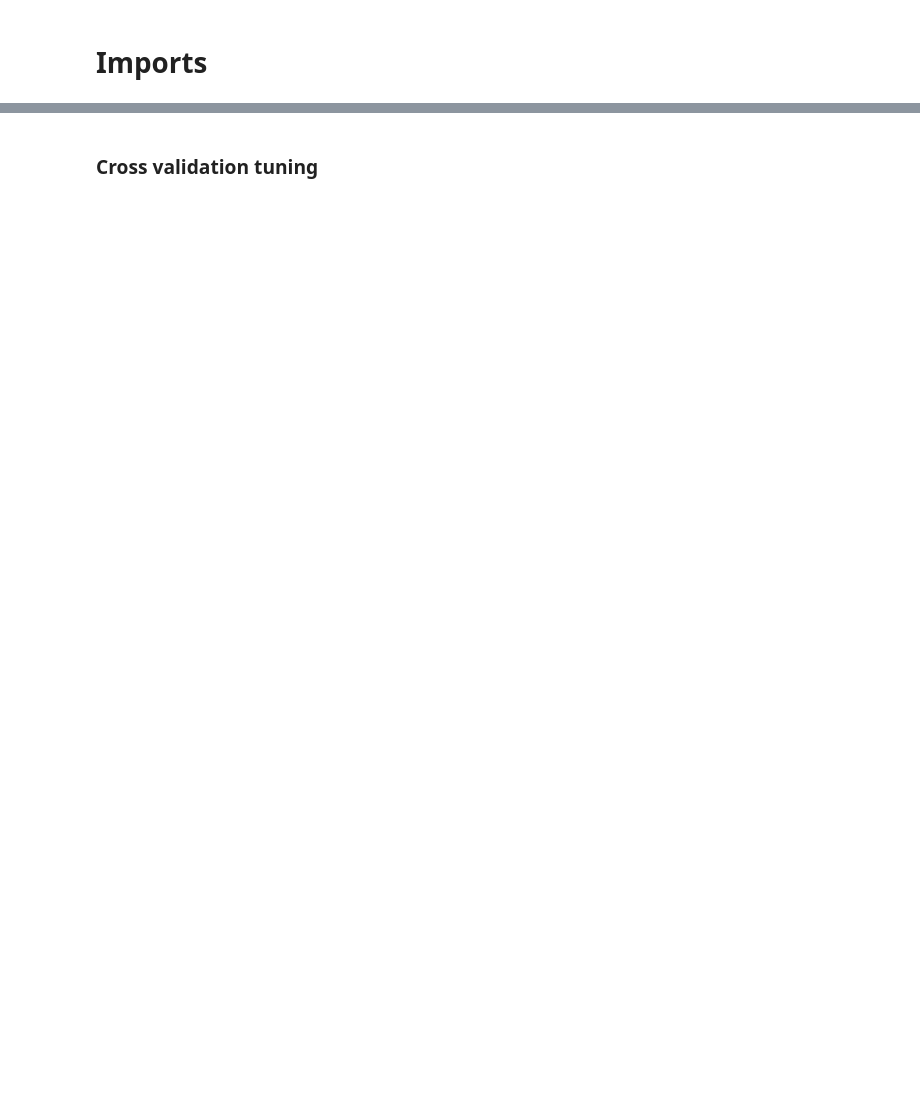
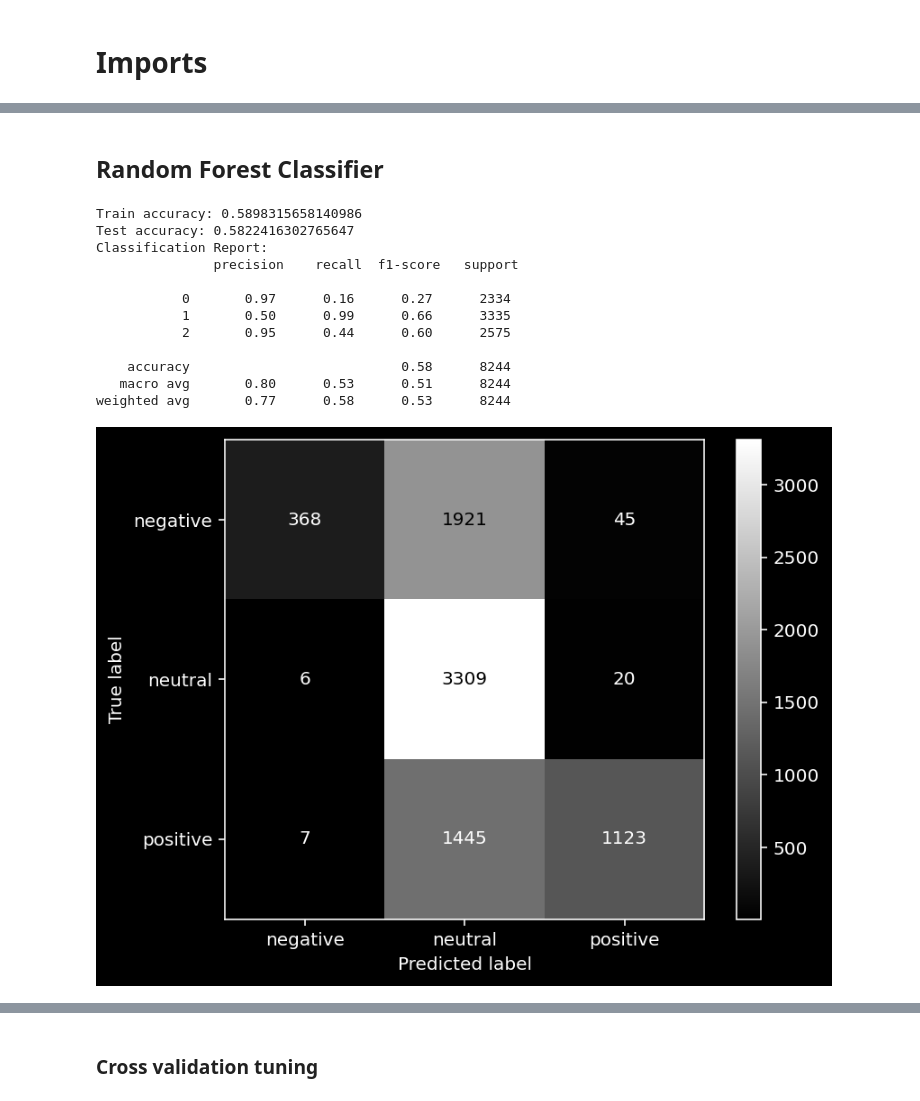
Before and after one commit to brayvid/sentiment-classifier, a Jupyter notebook: tweet_sentiment_classifier.ipynb, the cells around one changed output, grey strips where cells are left out. Drawn from its saved outputs; the diff is of its cells as text; code cells hidden in the pictures; blank space fills up the shorter version.

```diff
--- a/tweet_sentiment_classifier.ipynb
+++ b/tweet_sentiment_classifier.ipynb
@@ -332,0 +94,31 @@ weighted avg       0.73      0.71      0.71      8244
+# %% [markdown]
+## Random Forest Classifier
+# %%
+# Fit Random Forest Classifier
+rfc = RandomForestClassifier(max_depth=10)
+rfc.fit(X_train_vec, y_train)
+
+# Predict and evaluate
+y_pred = rfc.predict(X_test_vec)
+print("Train accuracy:", rfc.score(X_train_vec,y_train))
+print("Test accuracy:", accuracy_score(y_test, y_pred))
+print("Classification Report:\n", classification_report(y_test, y_pred))
+
+# Plot confusion matrix
+plt.style.use("dark_background")
+ConfusionMatrixDisplay.from_estimator(rfc, X_test_vec, y_test, display_labels=sentiments, cmap='gray')
+plt.show()
+# %% [output]
+Train accuracy: 0.5898315658140986
+Test accuracy: 0.5822416302765647
+Classification Report:
+               precision    recall  f1-score   support
+
+           0       0.97      0.16      0.27      2334
+           1       0.50      0.99      0.66      3335
+           2       0.95      0.44      0.60      2575
+
+    accuracy                           0.58      8244
+   macro avg       0.80      0.53      0.51      8244
+weighted avg       0.77      0.58      0.53      8244
+[figure, added]
```
Also changed, not shown: parts of 64 cells of this notebook.
